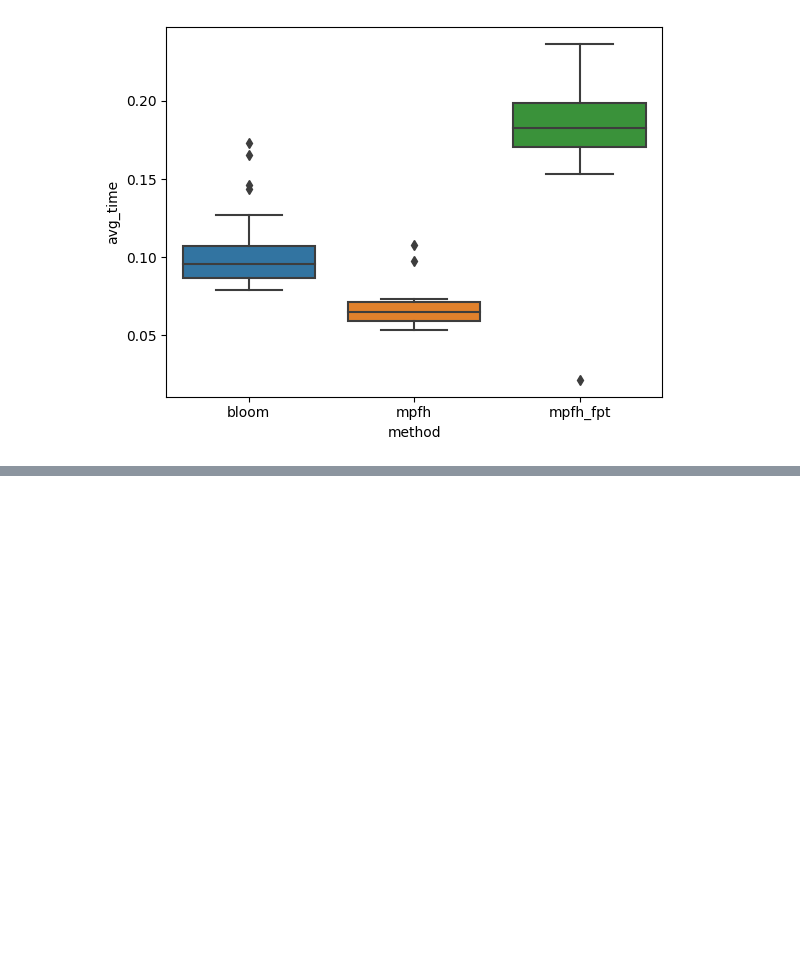
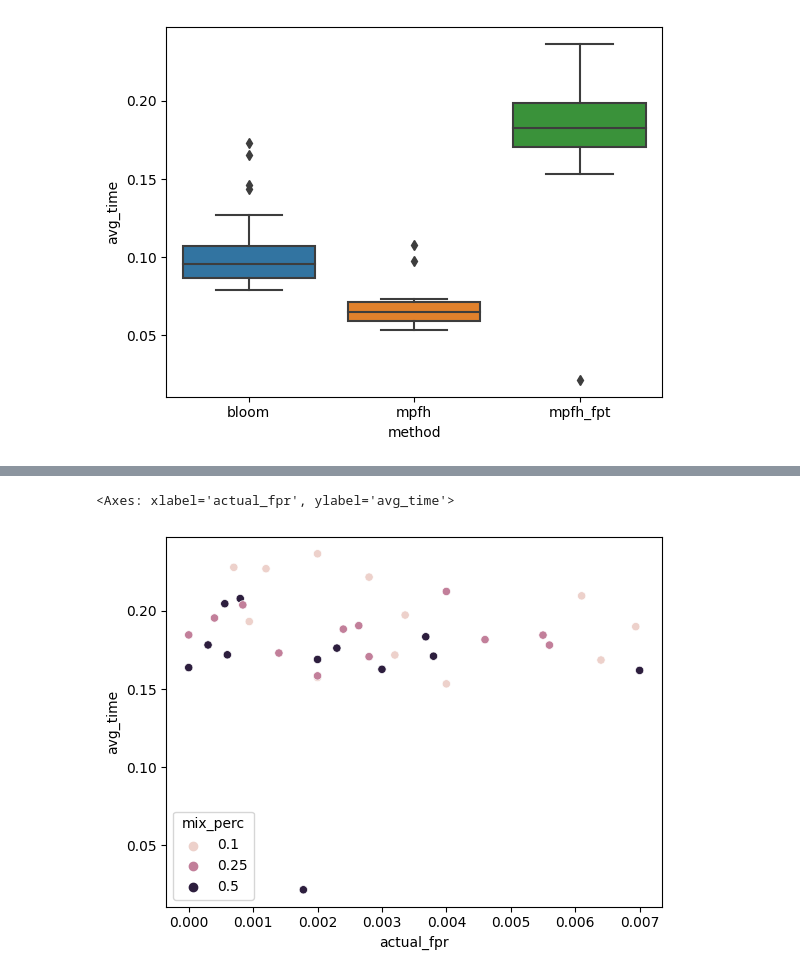
Before and after one commit to jhzsquared/CMSC701_hw3, a Jupyter notebook: amq/make_plots.ipynb, the cells around one changed output, grey strips where cells are left out. Cells and saved outputs as stored; diff of their text form; code cells hidden in the pictures; blank space fills up the shorter version.

```diff
--- a/amq/make_plots.ipynb
+++ b/amq/make_plots.ipynb
@@ -31,0 +37,5 @@ sns.boxplot(results, x="method", y="avg_time")
+# %%
+sns.scatterplot(results[results["method"]=="mpfh_fpt"], x="actual_fpr", y="avg_time", hue = "mix_perc")
+# %% [output]
+<Axes: xlabel='actual_fpr', ylabel='avg_time'>
+[figure, added]
```
Also changed, not shown: parts of 1 cell of this notebook, 3 other files.
